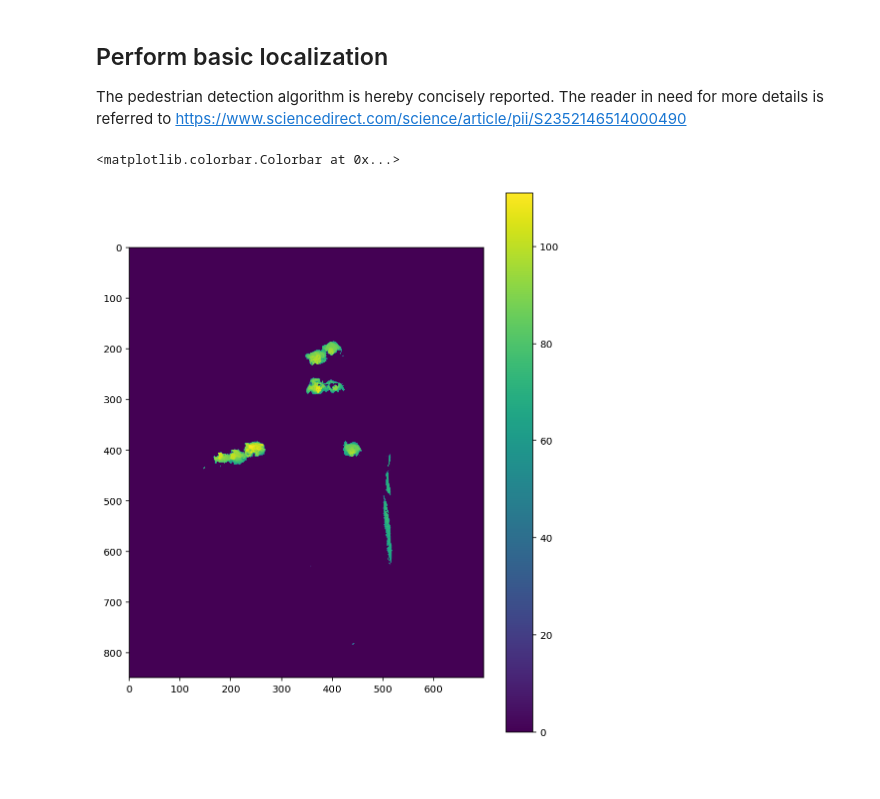
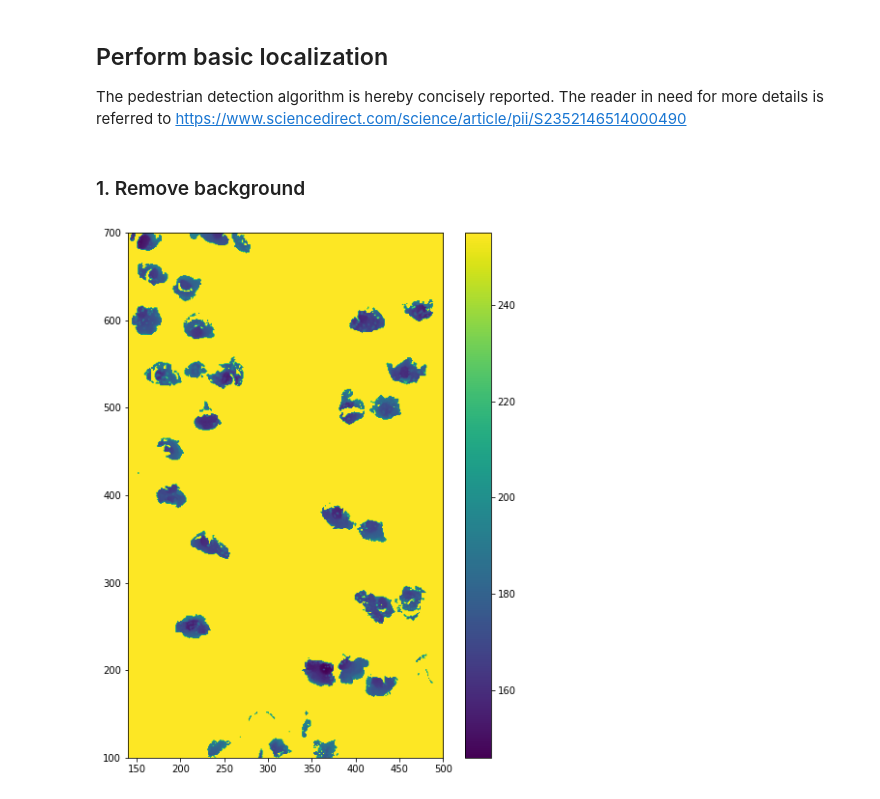
Before and after one commit to Joriswillems/depth_data_im_analysis, a Jupyter notebook: localization.ipynb, the cells around one changed output. Saved outputs shown, nothing was run; the diff lists cells and outputs as text; code cells hidden in the pictures.

```diff
--- a/localization.ipynb
+++ b/localization.ipynb
@@ -90,25 +83,26 @@ RuntimeError: Requested MovieWriter (ffmpeg) not available
 ## Perform basic localization
 
 The pedestrian detection algorithm is hereby concisely reported. The reader in need for more details is referred to https://www.sciencedirect.com/science/article/pii/S2352146514000490
+# %% [markdown]
+### 1. Remove background
 # %%
 epsilon = 50
 h = 60
 
 # obtain background by averaging over first 500 depth maps
 background = depth_maps[:500].mean(axis=0)
 
 # remove background (may take some time..)
-foreground = np.where(background  - depth_maps[:500] < epsilon, 0, mean_depth_map -  depth_maps[:500]).astype('uint8')
+foreground = np.where(background  - depth_maps[:500] < epsilon, 0, background -  depth_maps[:500]).astype('uint8')
 
 # the foreground is likely populated by elements which are not tall enough to
 # be pedestrians, therefore a second thresholding operation is performed.
-foreground = np.where(foreground < h, 0, foreground)
+foreground = 255 - np.where(foreground < h, 0, foreground)
 
 # plot a depth map
 plt.figure(0, figsize=(8,10))
-plt.imshow(foreground[100])
-plt.xlim([100, 500]); plt.ylim([100, 700])
+plt.imshow(foreground[150])
+plt.xlim([140, 500]); plt.ylim([100, 700])
 plt.colorbar();
 # %% [output]
-<matplotlib.colorbar.Colorbar at 0x...>
-[figure, old version]
+[figure, new version]
```
Also changed, not shown: parts of 18 cells of this notebook.
